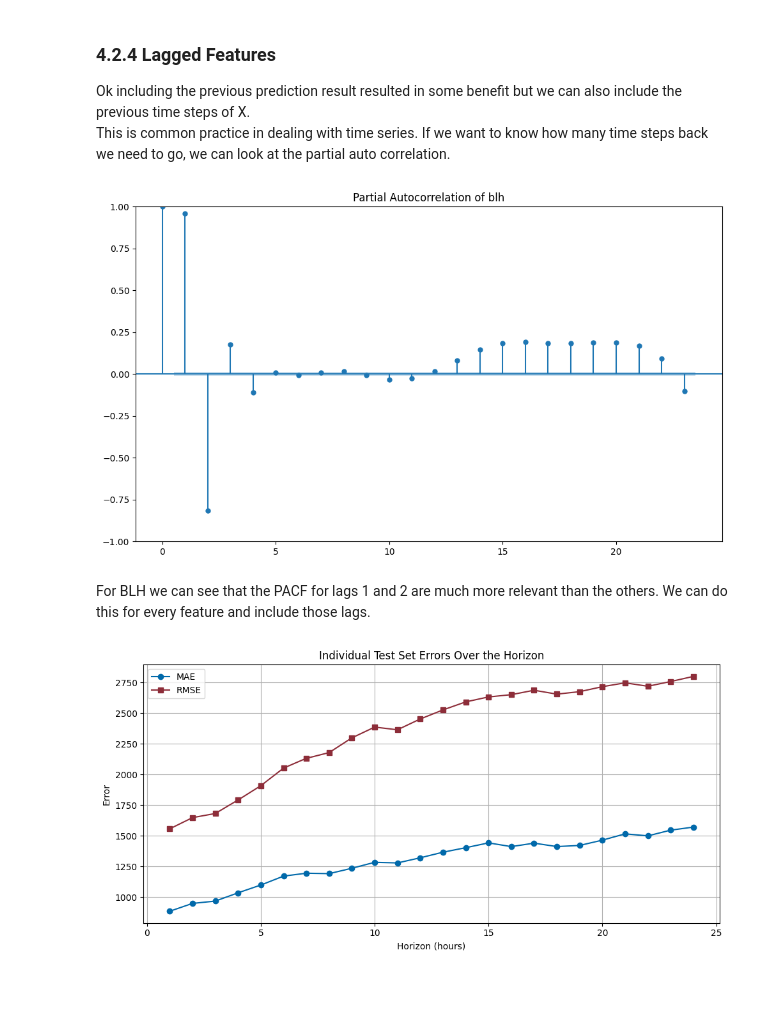
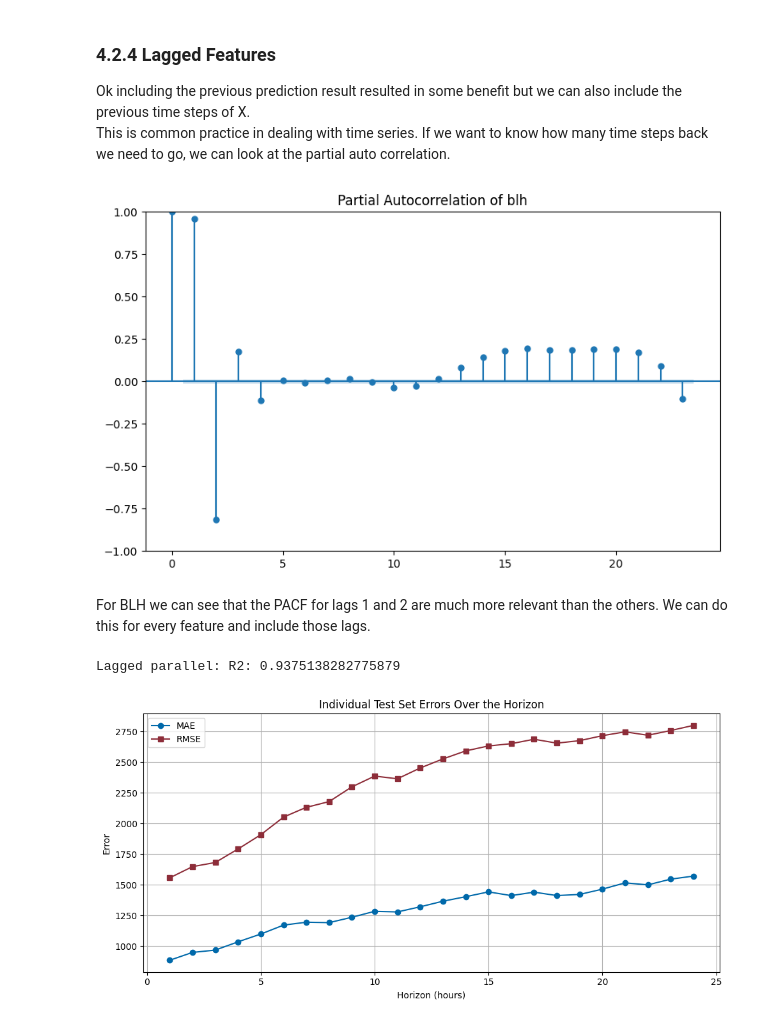
Before and after one commit to Xploeng/Renewable-Energy-Systems, a Jupyter notebook: ForecastingWithXGBoost.ipynb, the cells around one changed output. Cells and saved outputs as stored; diff of their text form; code cells hidden in the pictures; blank space fills up the shorter version.

```diff
--- a/ForecastingWithXGBoost.ipynb
+++ b/ForecastingWithXGBoost.ipynb
@@ -428,13 +513,13 @@ This is common practice in dealing with time series. If we want to know how many
 # %%
 # Partial autocorrelation plot for most important feature
 from statsmodels.graphics.tsaplots import plot_pacf, pacf
-fig, ax = plt.subplots(figsize=(10, 6))
+fig, ax = plt.subplots(figsize=(8, 5))
 plot_pacf(X_train_horizon["blh"], lags=horizon-1, ax=ax)
 ax.set_title('Partial Autocorrelation of blh')
 plt.tight_layout()
 plt.show()
 # %% [output]
-[figure, old version]
+[figure, new version]
 # %% [markdown]
 For BLH we can see that the PACF for lags 1 and 2 are much more relevant than the others. We can do this for every feature and include those lags.
 # %%
@@ -474,10 +559,13 @@ xgb_lagged_eval = ModelEvaluation(
     horizon=horizon,
     y_pred=pd.DataFrame(xgb_pred_lagged, index=y_lagged_test.index),
     R2_score=r2_score_xgb_lagged,
-    RMSE=[mean_squared_error(y_lagged_test.iloc[:, i], xgb_pred_lagged[:, i], squared=False) for i in range(horizon)],
+    RMSE=[root_mean_squared_error(y_lagged_test.iloc[:, i], xgb_pred_lagged[:, i]) for i in range(horizon)],
     MAE=[mean_absolute_error(y_lagged_test.iloc[:, i], xgb_pred_lagged[:, i]) for i in range(horizon)]
 )
-evaluations.append(xgb_lagged_eval)
+evaluations[xgb_lagged_eval.model_name] = xgb_lagged_eval
+print(f"{xgb_lagged_eval.model_name}: R2: {xgb_lagged_eval.R2_score}")
+# %% [output]
+Lagged parallel: R2: 0.9375138282775879
 # %%
 plot_error_over_horizon(y_lagged_test, xgb_pred_lagged, horizon=horizon)
 # %% [output]
```
Also changed, not shown: parts of 41 cells of this notebook.
